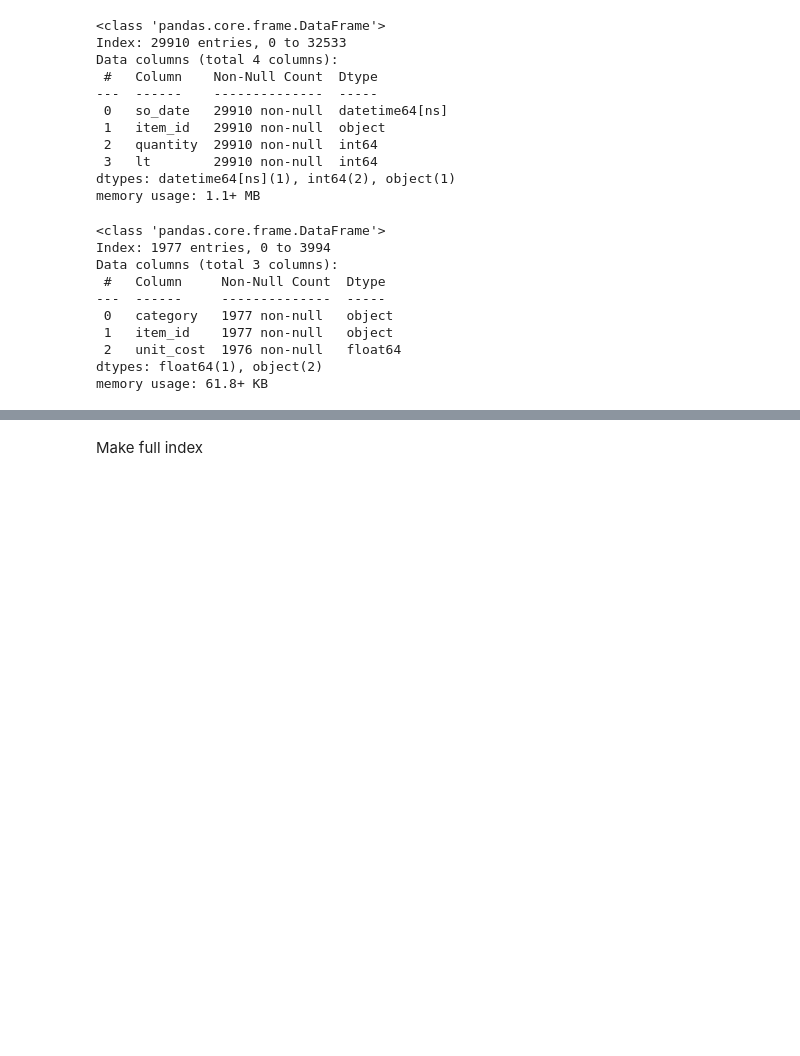
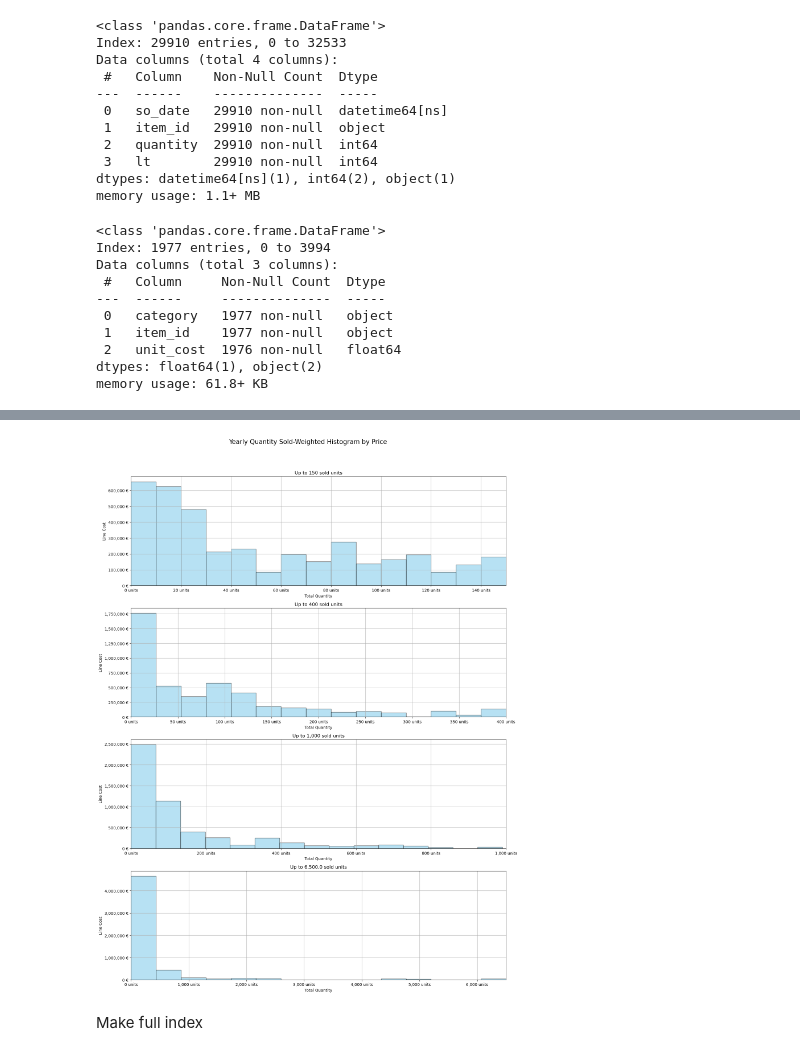
Before and after one commit to werderame/Real-Life-Manufacturing-Inventory-Analysis, a Jupyter notebook: clustering_so_articles/clustering_sales_articles.ipynb, the cells around one changed output, grey strips where cells are left out. Saved outputs shown, nothing was run; the diff lists cells and outputs as text; code cells hidden in the pictures; blank space fills up the shorter version.

```diff
--- a/clustering_so_articles/clustering_sales_articles.ipynb
+++ b/clustering_so_articles/clustering_sales_articles.ipynb
@@ -110,3 +152,49 @@ plt.show()
+# %%
+from matplotlib import ticker
+
+sale_vol = df.merge(cost.drop_duplicates('item_id', keep='first'), how='left')
+sale_vol = sale_vol[sale_vol.unit_cost > 0] # keep only items that have a price
+#sale_vol = sale_vol[sale_vol.unit_cost <= 200] # keep only items that have a low price
+sale_vol['line_cost'] = sale_vol.quantity * sale_vol.unit_cost
+
+# average by yearly total
+sale_vol['month'] = sale_vol.so_date.dt.to_period('M')
+months = pd.period_range(sale_vol.month.min(), sale_vol.month.max(), freq='M')
+sale_vol_y = sale_vol.groupby(['item_id', 'category'])[['line_cost', 'quantity']].sum().reset_index()
+sale_vol_y['line_cost'] = (sale_vol_y.line_cost * 12) / len(months)
+sale_vol_y['quantity'] = (sale_vol_y.quantity * 12) / len(months)
+sale_vol_y['quantity'] = sale_vol_y['quantity'].round(-1)
+sale_vol_y['line_cost'] = sale_vol_y['line_cost'].round()
+
+max_vol = sale_vol_y['quantity'].max()
+
+# Define x-limits for each subplot
+x_limits = [150, 400, 1000, max_vol]
+
+fig, axes = plt.subplots(4, 1, figsize=(15, 20))
+
+for ax, xlim in zip(axes, x_limits):
+    ax.hist(
+        sale_vol_y['quantity'][sale_vol_y.quantity <= xlim],
+        weights=sale_vol_y['line_cost'][sale_vol_y.quantity <= xlim],
+        bins=15,
+        color='skyblue',
+        edgecolor='black',
+        alpha=0.6
+    )
+    ax.set_xlim(0, xlim)
+    ax.set_title(f'Up to {xlim:,} sold units')
+    ax.set_xlabel('Total Quantity')
+    ax.set_ylabel('Line Cost')
+    ax.grid(True)
+    ax.xaxis.set_major_formatter('{x:,.0f} units')
+    ax.yaxis.set_major_formatter('{x:,.0f} €')
+
+plt.suptitle('Yearly Quantity Sold-Weighted Histogram by Price', fontsize=16)
+plt.tight_layout(rect=[0, 0, 1, 0.95])
+plt.show()
+# %% [output]
+[figure, added]
 # %% [markdown]
 Make full index
 # %%
```
Also changed, not shown: parts of 4 cells of this notebook.
